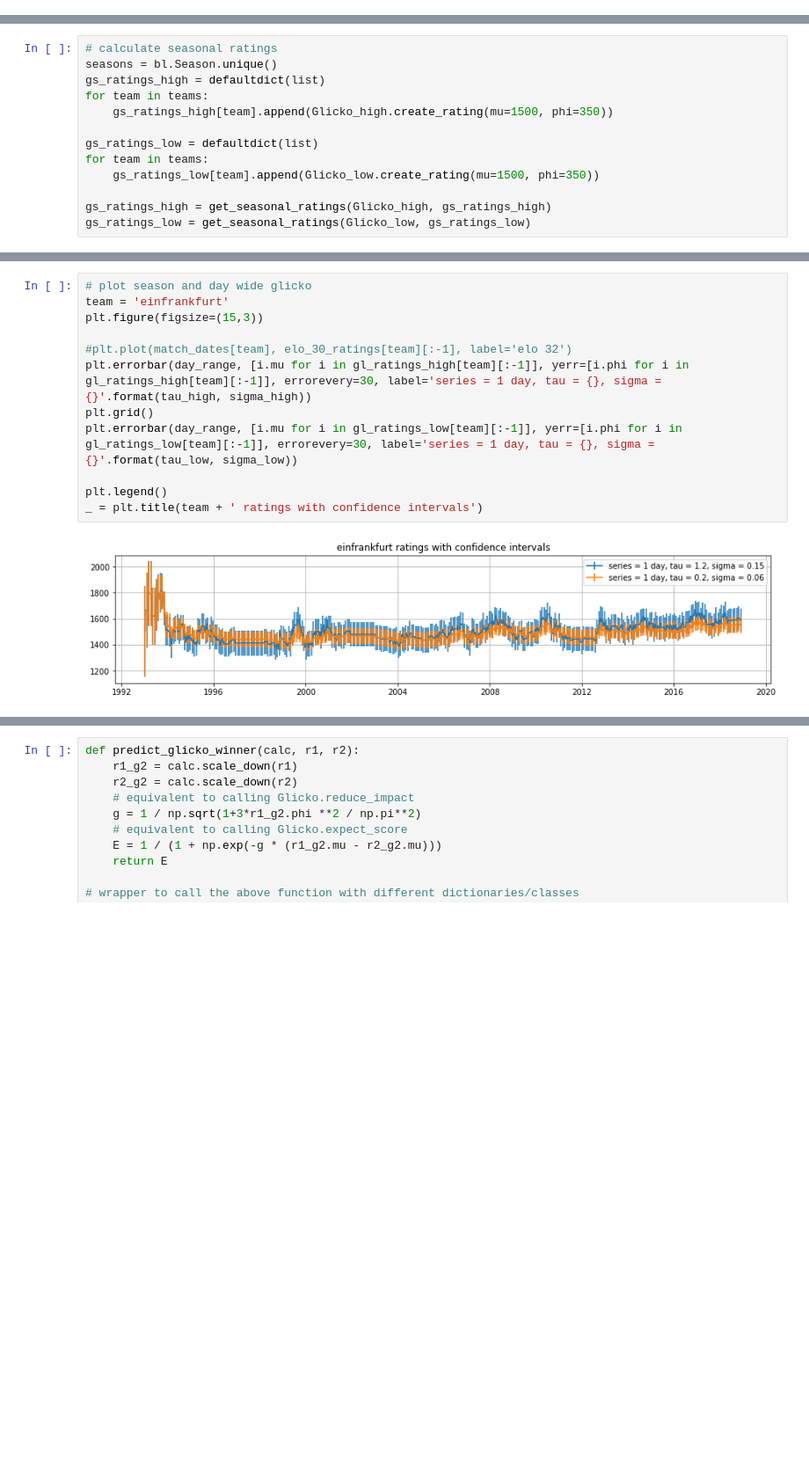
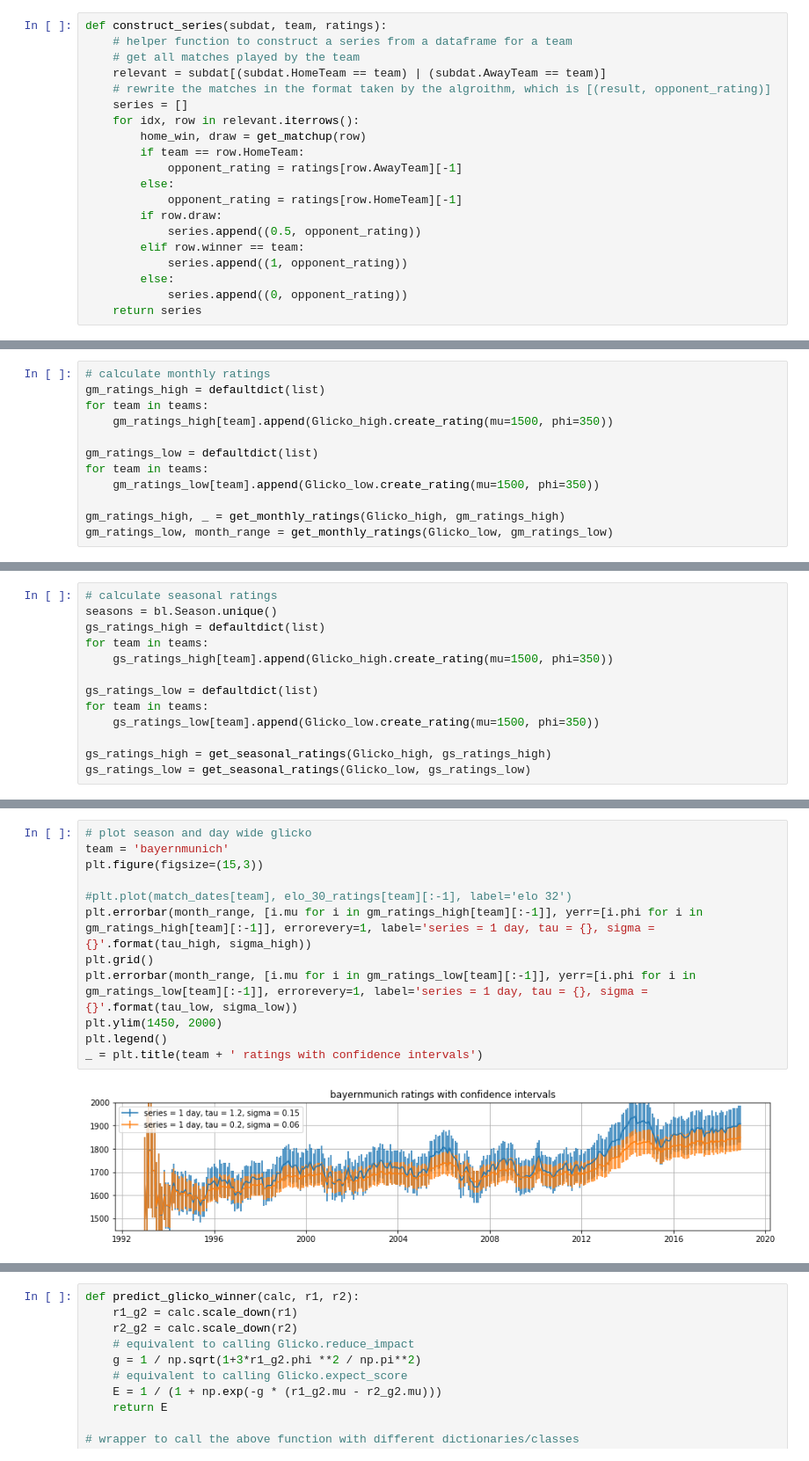
Before and after one commit to drdarina/ratings_talk, a Jupyter notebook: bundesliga_data_ratings.ipynb, the cells around one changed output, grey strips where cells are left out. Shown at 88% size. Saved outputs shown, nothing was run; the diff lists cells and outputs as text; blank space fills up the shorter version.

Commit message:
Add monthly glicko

```diff
--- a/bundesliga_data_ratings.ipynb
+++ b/bundesliga_data_ratings.ipynb
@@ -267,0 +278,20 @@ def get_daily_ratings(calc, gl_ratings):
+# %%
+def construct_series(subdat, team, ratings):
+    # helper function to construct a series from a dataframe for a team
+    # get all matches played by the team
+    relevant = subdat[(subdat.HomeTeam == team) | (subdat.AwayTeam == team)]
+    # rewrite the matches in the format taken by the algroithm, which is [(result, opponent_rating)]
+    series = []
+    for idx, row in relevant.iterrows():
+        home_win, draw = get_matchup(row)
+        if team == row.HomeTeam:
+            opponent_rating = ratings[row.AwayTeam][-1]
+        else:
+            opponent_rating = ratings[row.HomeTeam][-1]
+        if row.draw:
+            series.append((0.5, opponent_rating))
+        elif row.winner == team:
+            series.append((1, opponent_rating))
+        else:
+            series.append((0, opponent_rating))
+    return series
@@ -268,3 +334,15 @@ def get_daily_ratings(calc, gl_ratings):
+# %%
+# calculate monthly ratings
+gm_ratings_high = defaultdict(list)
+for team in teams:
+    gm_ratings_high[team].append(Glicko_high.create_rating(mu=1500, phi=350))
+
+gm_ratings_low = defaultdict(list)
+for team in teams:
+    gm_ratings_low[team].append(Glicko_low.create_rating(mu=1500, phi=350))
+
+gm_ratings_high, _ = get_monthly_ratings(Glicko_high, gm_ratings_high)
+gm_ratings_low, month_range = get_monthly_ratings(Glicko_low, gm_ratings_low)
 # %%
 # this code is used to calculate the glicko ratings with one BL season set as rating period
 
@@ -349,14 +420,14 @@ _ = plt.title(team + ' evolution of ratings')
 # %%
 # plot season and day wide glicko
-team = 'einfrankfurt'
+team = 'bayernmunich'
 plt.figure(figsize=(15,3))
 
 #plt.plot(match_dates[team], elo_30_ratings[team][:-1], label='elo 32')
-plt.errorbar(day_range, [i.mu for i in gl_ratings_high[team][:-1]], yerr=[i.phi for i in gl_ratings_high[team][:-1]], errorevery=30, label='series = 1 day, tau = {}, sigma = {}'.format(tau_high, sigma_high))
+plt.errorbar(month_range, [i.mu for i in gm_ratings_high[team][:-1]], yerr=[i.phi for i in gm_ratings_high[team][:-1]], errorevery=1, label='series = 1 day, tau = {}, sigma = {}'.format(tau_high, sigma_high))
 plt.grid()
-plt.errorbar(day_range, [i.mu for i in gl_ratings_low[team][:-1]], yerr=[i.phi for i in gl_ratings_low[team][:-1]], errorevery=30, label='series = 1 day, tau = {}, sigma = {}'.format(tau_low, sigma_low))
-
+plt.errorbar(month_range, [i.mu for i in gm_ratings_low[team][:-1]], yerr=[i.phi for i in gm_ratings_low[team][:-1]], errorevery=1, label='series = 1 day, tau = {}, sigma = {}'.format(tau_low, sigma_low))
+plt.ylim(1450, 2000)
 plt.legend()
 _ = plt.title(team + ' ratings with confidence intervals')
 # %% [output]
-[figure, old version]
+[figure, new version]
```
Also changed, not shown: parts of 24 cells of this notebook.
